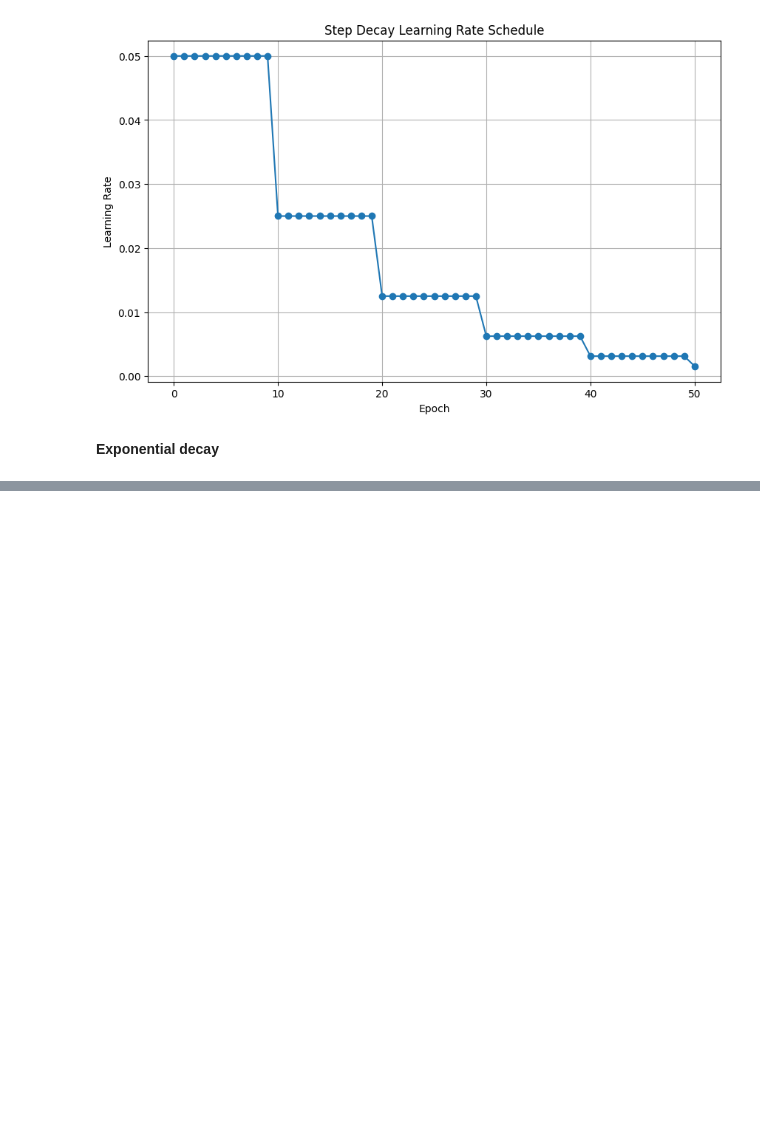
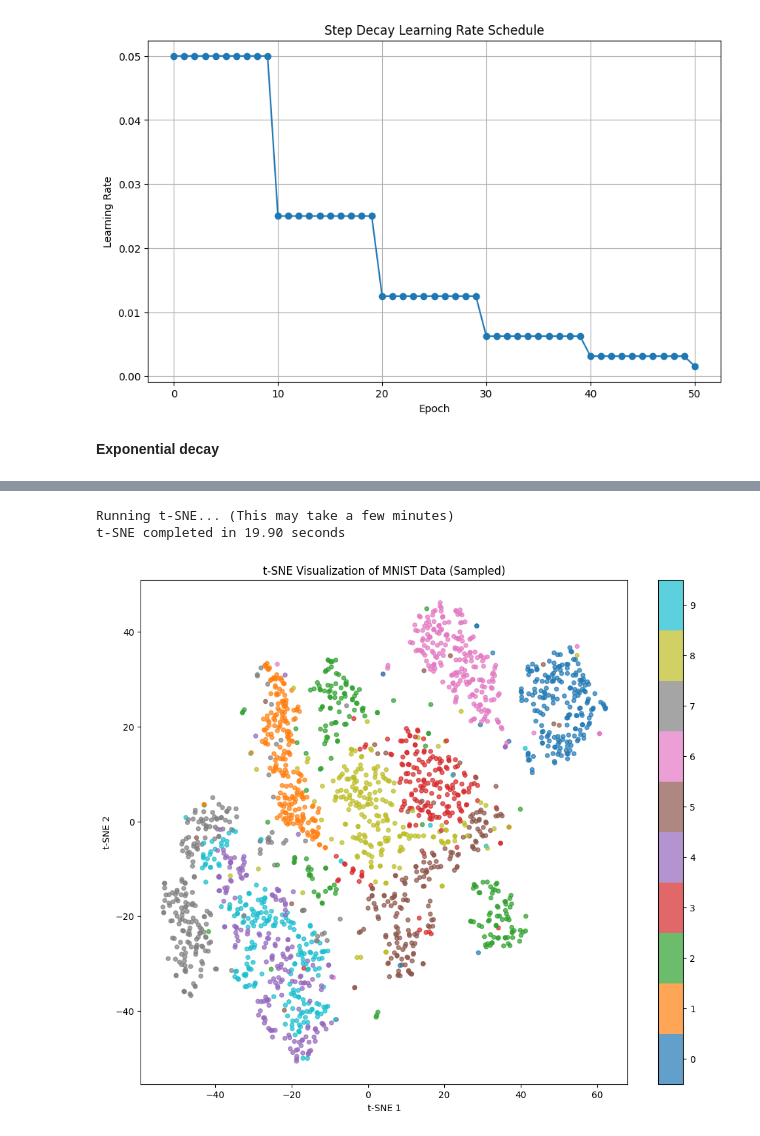
Before and after one commit to Fragoa/SE3-deep-learning, a Jupyter notebook: LearningRateScheduling.ipynb, the cells around one changed output, grey strips where cells are left out. Cells and saved outputs as stored; diff of their text form; code cells hidden in the pictures; blank space fills up the shorter version.

```diff
--- a/LearningRateScheduling.ipynb
+++ b/LearningRateScheduling.ipynb
@@ -93,3 +93,32 @@ def create_model():
         layers.Dense(10, activation="softmax"),
     ])
     return model
+# %%
+(x_train, y_train), (_, _) = mnist.load_data()
+
+x_train = x_train.reshape(-1, 28*28) / 255.0
+y_train = np.argmax(y_train, axis=1) if y_train.ndim > 1 else y_train
+
+np.random.seed(42)
+sample_idx = np.random.choice(len(x_train), 2000, replace=False)
+x_sample = x_train[sample_idx]
+y_sample = y_train[sample_idx]
+
+print("Running t-SNE... (This may take a few minutes)")
+start_time = time.time()
+tsne = TSNE(n_components=2, random_state=42, perplexity=30)
+x_tsne = tsne.fit_transform(x_sample)
+
+print(f"t-SNE completed in {time.time()-start_time:.2f} seconds")
+
+plt.figure(figsize=(12, 10))
+scatter = plt.scatter(x_tsne[:, 0], x_tsne[:, 1], c=y_sample, alpha=0.7,
+                     cmap='tab10', s=20)
+plt.colorbar(scatter, ticks=range(10)), plt.clim(-0.5, 9.5)
+plt.title('t-SNE Visualization of MNIST Data (Sampled)')
+plt.xlabel('t-SNE 1'), plt.ylabel('t-SNE 2')
+plt.show()
+# %% [output]
+Running t-SNE... (This may take a few minutes)
+t-SNE completed in 19.90 seconds
+[figure, added]
```
Also changed, not shown: parts of 16 cells of this notebook.
